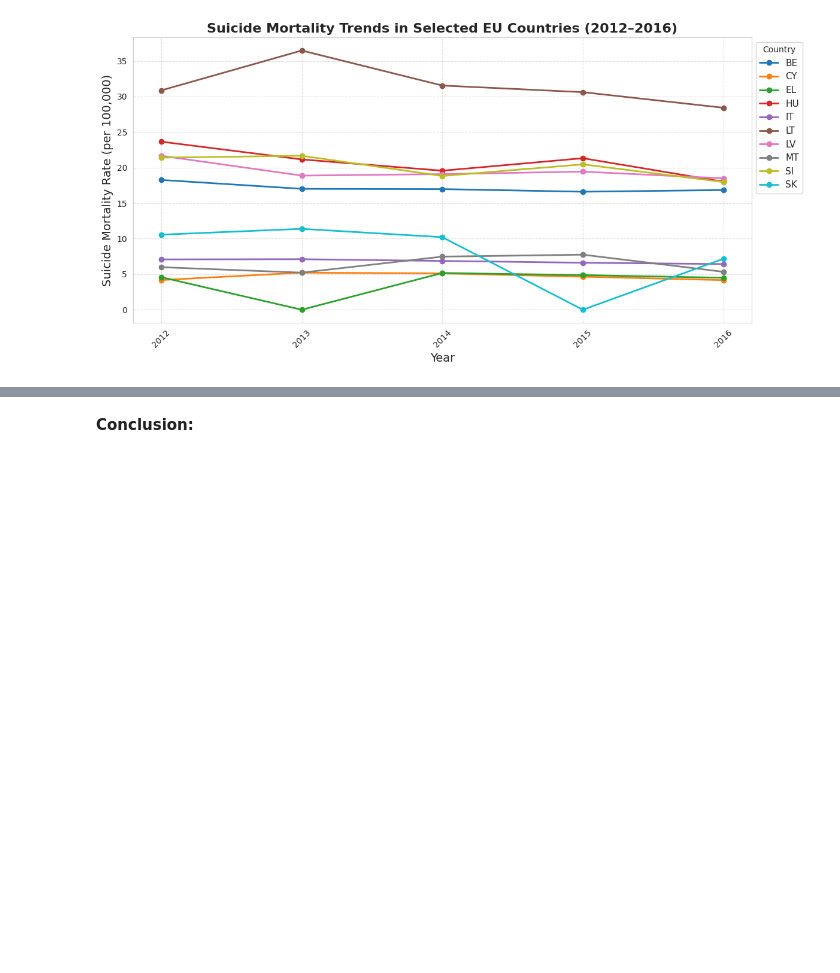
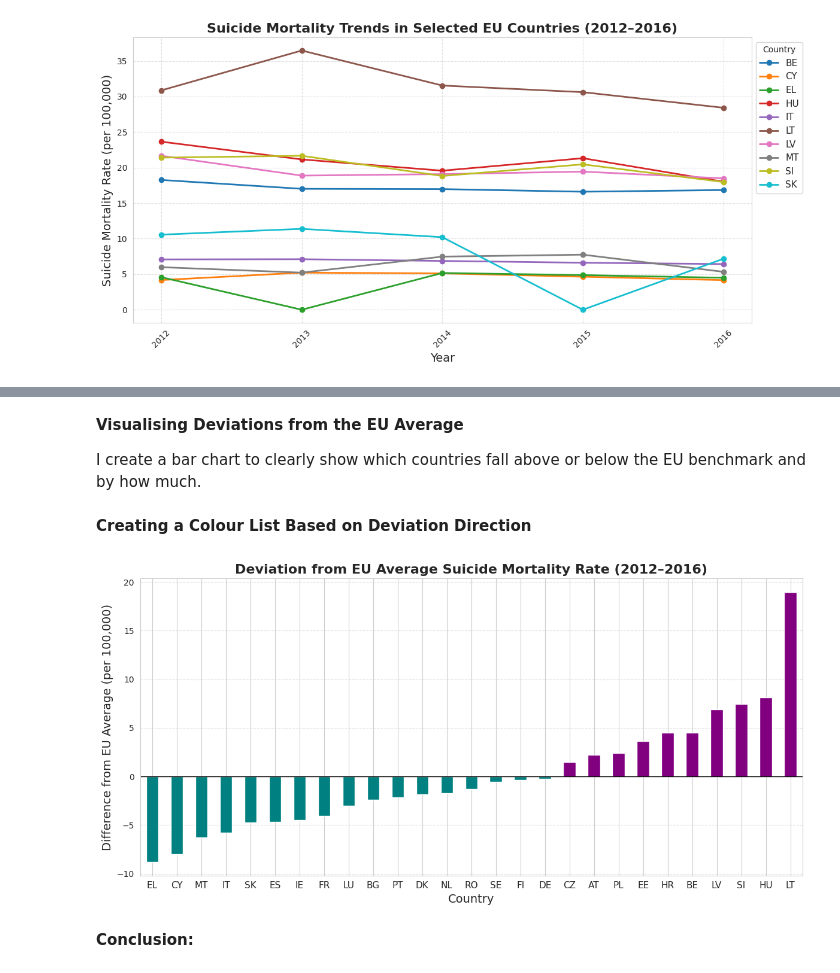
Before and after one commit to NibnabCodes/pfda_project, a Jupyter notebook: analysis.ipynb, the cells around one changed output, grey strips where cells are left out. Drawn from its saved outputs; the diff is of its cells as text; code cells hidden in the pictures; blank space fills up the shorter version.

Commit message:
created bar chart to show country deviations from the eu average; project analysis complete

```diff
--- a/analysis.ipynb
+++ b/analysis.ipynb
@@ -1742,2 +1744,4 @@ I calculate the average suicide mortality rate for each country between 2012 and
 # %%
-#EU average
+eu_yearly_average = eu_mortality.mean(axis=1)
+
+eu_yearly_average
@@ -1744,2 +1760,4 @@ I calculate the average suicide mortality rate for each country between 2012 and
 # %%
-#Table displaying country averages
+eu_overall_average = eu_yearly_average.mean()
+
+eu_overall_average
@@ -1874,0 +1929,4 @@ Detect countries that consistently deviate from the EU average.
+# %%
+mortality_deviation = country_avg_mortality - eu_overall_average
+
+mortality_deviation.sort_values()
@@ -1875,3 +1973,44 @@ Detect countries that consistently deviate from the EU average.
+# %% [markdown]
+**Visualising Deviations from the EU Average**
+
+I create a bar chart to clearly show which countries fall above or below the EU benchmark and by how much.
+# %% [markdown]
+**Creating a Colour List Based on Deviation Direction**
+# %%
+colors = [
+    "purple" if value > 0 else "Teal"
+    for value in mortality_deviation.sort_values()
+]
+# %%
+plt.figure(figsize=(12, 6))
+
+mortality_deviation.sort_values().plot(
+    kind="bar",
+    color=colors
+)
+
+plt.axhline(
+    y=0,
+    color="black",
+    linewidth=1
+)
+
+plt.title(
+    "Deviation from EU Average Suicide Mortality Rate (2012–2016)",
+    fontsize=16,
+    weight="bold"
+)
+plt.xlabel("Country", fontsize=14)
+plt.ylabel("Difference from EU Average (per 100,000)", fontsize=14)
+plt.xticks(
+    rotation=0,
+    ha="center",
+    fontsize=11
+)
+plt.grid(axis="y", linestyle="--", alpha=0.6)
+plt.tight_layout()
+# %% [output]
+[figure, added]
 # %% [markdown]
 **Conclusion:**
 # %% [markdown]
```
Also changed, not shown: parts of 10 cells of this notebook.
